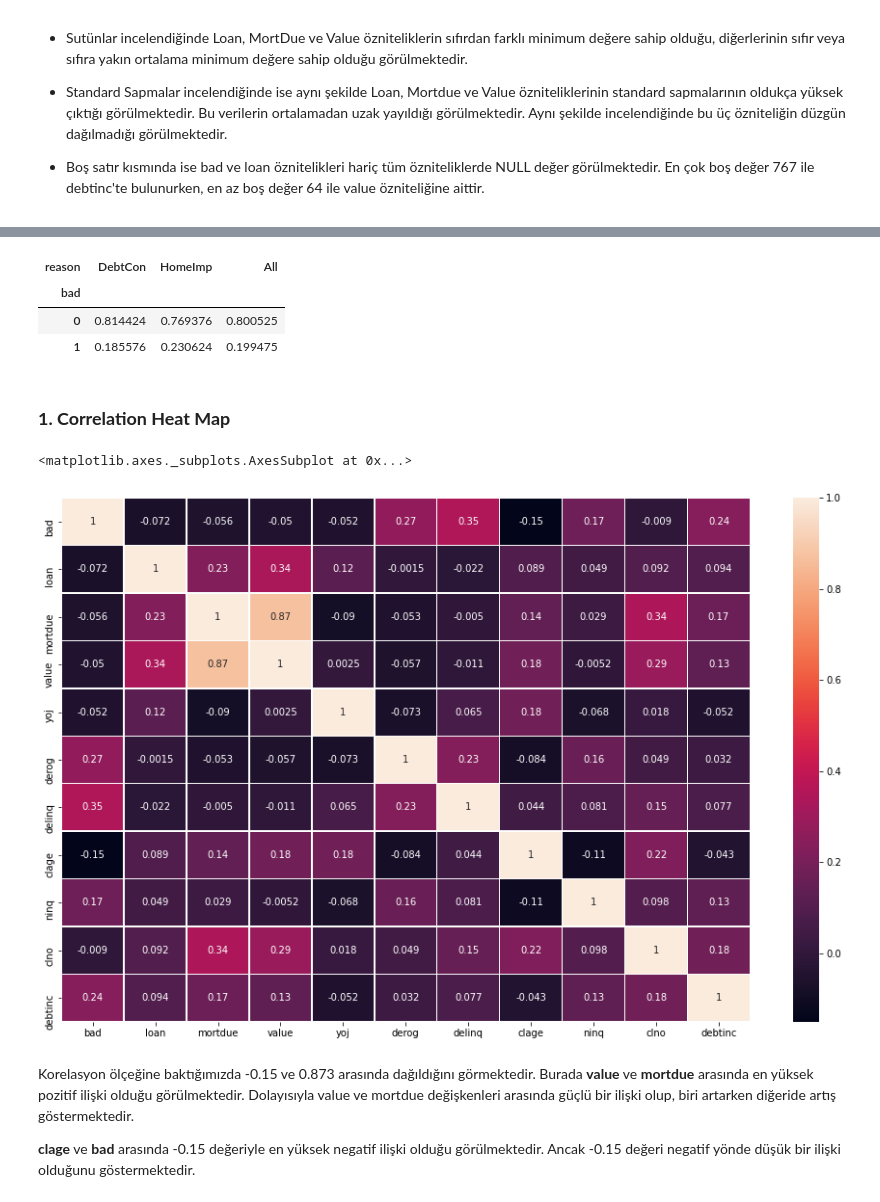
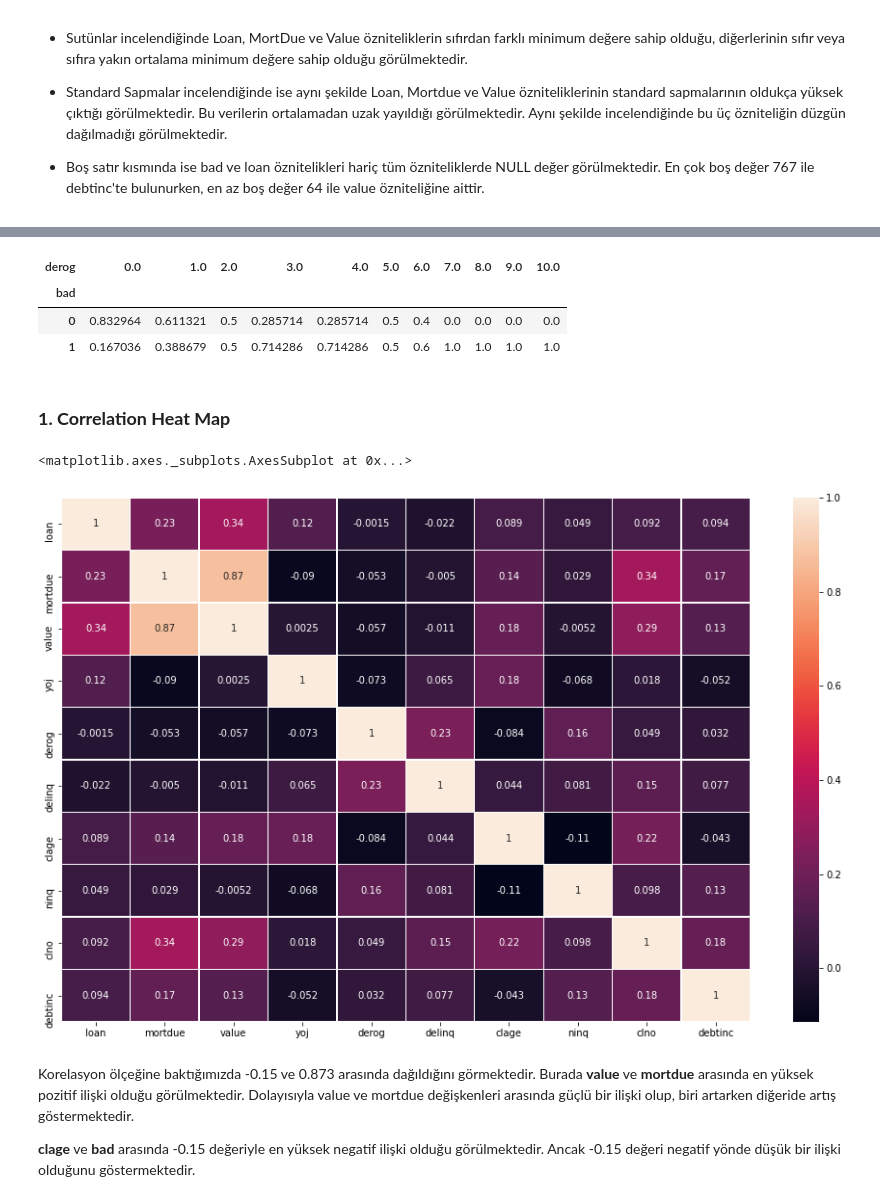
Before and after one commit to Kodluyoruz-Ankara-Veri-Bilimi/assignment-Furkan-Alaybeg, a Jupyter notebook: assignment2-Furkan.ipynb, the cells around one changed output, grey strips where cells are left out. Drawn from its saved outputs; the diff is of its cells as text; code cells hidden in the pictures.

```diff
--- a/assignment2-Furkan.ipynb
+++ b/assignment2-Furkan.ipynb
@@ -158,20 +195,23 @@ bad_class
 # %%
-
-bad_class = pd.crosstab(index=data["bad"], columns=data["reason"], normalize="columns", margins=True)
+bad_class = pd.crosstab(index=data["bad"], columns=data["derog"], normalize="columns")
 bad_class
 # %% [output]
-| reason | DebtCon | HomeImp | All |
-| bad |  |  |  |
-| 0 | 0.814424 | 0.769376 | 0.800525 |
-| 1 | 0.185576 | 0.230624 | 0.199475 |
+| derog | 0.0 | 1.0 | 2.0 | 3.0 | 4.0 | 5.0 | 6.0 | 7.0 | 8.0 | 9.0 | 10.0 |
+| bad |  |  |  |  |  |  |  |  |  |  |  |
+| 0 | 0.832964 | 0.611321 | 0.5 | 0.285714 | 0.285714 | 0.5 | 0.4 | 0.0 | 0.0 | 0.0 | 0.0 |
+| 1 | 0.167036 | 0.388679 | 0.5 | 0.714286 | 0.714286 | 0.5 | 0.6 | 1.0 | 1.0 | 1.0 | 1.0 |
 # %% [markdown]
 ### **1. Correlation Heat Map**
+# %%
+corrr = ['loan', 'mortdue', 'value', 'reason', 'job', 'yoj', 'derog',
+       'delinq', 'clage', 'ninq', 'clno', 'debtinc']
+data2 = data[corrr]
 # %%
 fig, ax = plt.subplots(figsize=(16,10))
-sns.heatmap(data.corr(), annot=True, linewidths=.3, ax=ax)
+sns.heatmap(data2.corr(), annot=True, linewidths=.3, ax=ax)
 # %% [output]
 <matplotlib.axes._subplots.AxesSubplot at 0x...>
-[figure, old version]
+[figure, new version]
 # %% [markdown]
 Korelasyon ölçeğine baktığımızda -0.15 ve 0.873 arasında dağıldığını görmektedir. Burada **value** ve **mortdue** arasında en yüksek pozitif ilişki olduğu görülmektedir. Dolayısıyla value ve mortdue değişkenleri arasında güçlü bir ilişki olup, biri artarken diğeride artış göstermektedir.
 
```
Also changed, not shown: parts of 45 cells of this notebook.
